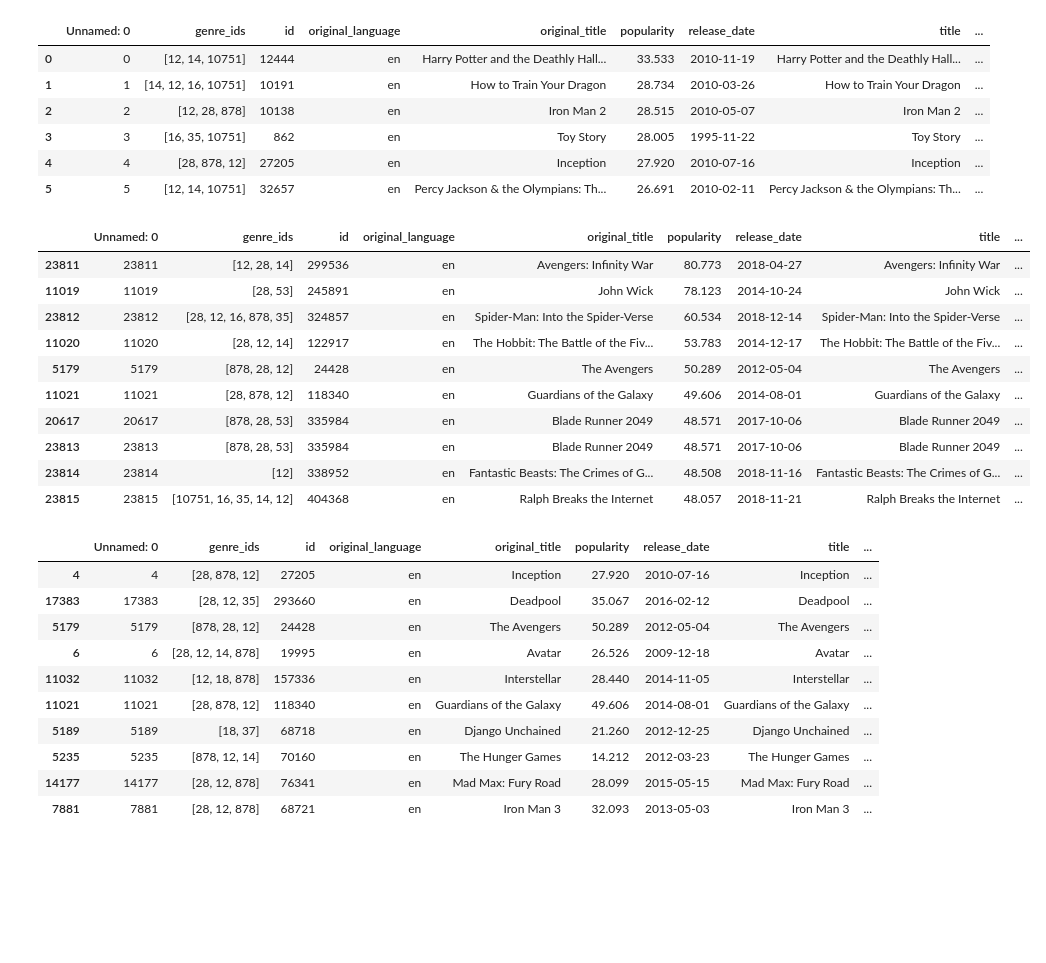
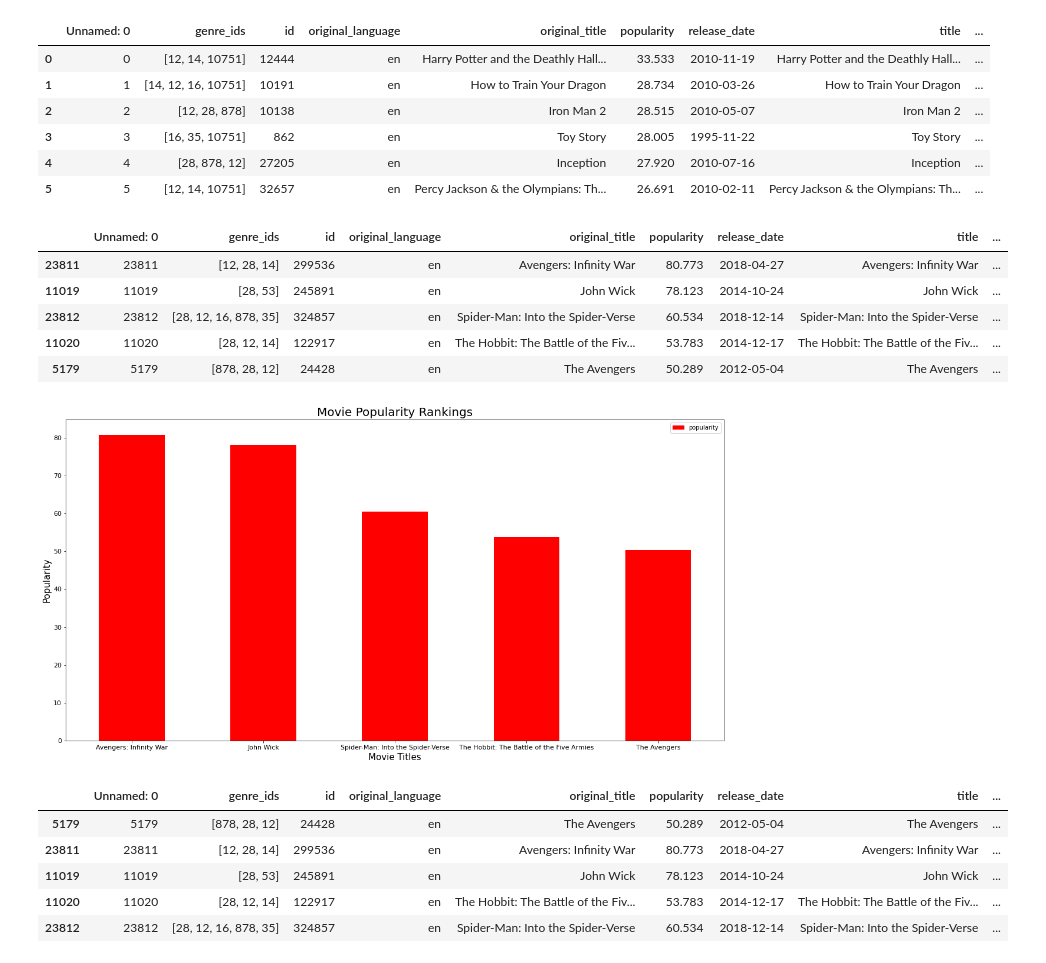
Before and after one commit to cameronblakeley/dsc-phase-1-project-v2-4, a Jupyter notebook: TMDB.ipynb, the cells around one changed output. Cells and saved outputs as stored; diff of their text form; code cells hidden in the pictures; blank space fills up the shorter version.

```diff
--- a/TMDB.ipynb
+++ b/TMDB.ipynb
@@ -31,32 +15,33 @@ df.head(6)
 | 4 | 4 | [28, 878, 12] | 27205 | en | Inception | 27.920 | 2010-07-16 | Inception | ... |
 | 5 | 5 | [12, 14, 10751] | 32657 | en | Percy Jackson & the Olympians: Th... | 26.691 | 2010-02-11 | Percy Jackson & the Olympians: Th... | ... |
 # %%
-df.sort_values(by=['popularity'], ascending=False).head(10)
+df = df.sort_values(by=['popularity'], ascending=False).head(5)
+
+df
 # %% [output]
 |  | Unnamed: 0 | genre_ids | id | original_language | original_title | popularity | release_date | title | ... |
 | 23811 | 23811 | [12, 28, 14] | 299536 | en | Avengers: Infinity War | 80.773 | 2018-04-27 | Avengers: Infinity War | ... |
 | 11019 | 11019 | [28, 53] | 245891 | en | John Wick | 78.123 | 2014-10-24 | John Wick | ... |
 | 23812 | 23812 | [28, 12, 16, 878, 35] | 324857 | en | Spider-Man: Into the Spider-Verse | 60.534 | 2018-12-14 | Spider-Man: Into the Spider-Verse | ... |
 | 11020 | 11020 | [28, 12, 14] | 122917 | en | The Hobbit: The Battle of the Fiv... | 53.783 | 2014-12-17 | The Hobbit: The Battle of the Fiv... | ... |
 | 5179 | 5179 | [878, 28, 12] | 24428 | en | The Avengers | 50.289 | 2012-05-04 | The Avengers | ... |
-| 11021 | 11021 | [28, 878, 12] | 118340 | en | Guardians of the Galaxy | 49.606 | 2014-08-01 | Guardians of the Galaxy | ... |
-| 20617 | 20617 | [878, 28, 53] | 335984 | en | Blade Runner 2049 | 48.571 | 2017-10-06 | Blade Runner 2049 | ... |
-| 23813 | 23813 | [878, 28, 53] | 335984 | en | Blade Runner 2049 | 48.571 | 2017-10-06 | Blade Runner 2049 | ... |
-| 23814 | 23814 | [12] | 338952 | en | Fantastic Beasts: The Crimes of G... | 48.508 | 2018-11-16 | Fantastic Beasts: The Crimes of G... | ... |
-| 23815 | 23815 | [10751, 16, 35, 14, 12] | 404368 | en | Ralph Breaks the Internet | 48.057 | 2018-11-21 | Ralph Breaks the Internet | ... |
+# %%
+ax = df.plot.bar(x='original_title', y='popularity', figsize=(20,10), colormap='autumn', fontsize=11, rot=0);
+ax.set_ylabel('Popularity', fontsize=15)
+ax.set_xlabel('Movie Titles', fontsize=15)
+ax.set_title('Movie Popularity Rankings', fontsize=20)
+ax.patch.set_facecolor('none')
+ax.patch.set_alpha(0)
+# %% [output]
+[figure, added]
 # %%
 df.sort_values(by=['vote_count'], ascending=False).head(10)
 # %% [output]
 |  | Unnamed: 0 | genre_ids | id | original_language | original_title | popularity | release_date | title | ... |
-| 4 | 4 | [28, 878, 12] | 27205 | en | Inception | 27.920 | 2010-07-16 | Inception | ... |
-| 17383 | 17383 | [28, 12, 35] | 293660 | en | Deadpool | 35.067 | 2016-02-12 | Deadpool | ... |
 | 5179 | 5179 | [878, 28, 12] | 24428 | en | The Avengers | 50.289 | 2012-05-04 | The Avengers | ... |
-| 6 | 6 | [28, 12, 14, 878] | 19995 | en | Avatar | 26.526 | 2009-12-18 | Avatar | ... |
-| 11032 | 11032 | [12, 18, 878] | 157336 | en | Interstellar | 28.440 | 2014-11-05 | Interstellar | ... |
-| 11021 | 11021 | [28, 878, 12] | 118340 | en | Guardians of the Galaxy | 49.606 | 2014-08-01 | Guardians of the Galaxy | ... |
-| 5189 | 5189 | [18, 37] | 68718 | en | Django Unchained | 21.260 | 2012-12-25 | Django Unchained | ... |
-| 5235 | 5235 | [878, 12, 14] | 70160 | en | The Hunger Games | 14.212 | 2012-03-23 | The Hunger Games | ... |
-| 14177 | 14177 | [28, 12, 878] | 76341 | en | Mad Max: Fury Road | 28.099 | 2015-05-15 | Mad Max: Fury Road | ... |
-| 7881 | 7881 | [28, 12, 878] | 68721 | en | Iron Man 3 | 32.093 | 2013-05-03 | Iron Man 3 | ... |
+| 23811 | 23811 | [12, 28, 14] | 299536 | en | Avengers: Infinity War | 80.773 | 2018-04-27 | Avengers: Infinity War | ... |
+| 11019 | 11019 | [28, 53] | 245891 | en | John Wick | 78.123 | 2014-10-24 | John Wick | ... |
+| 11020 | 11020 | [28, 12, 14] | 122917 | en | The Hobbit: The Battle of the Fiv... | 53.783 | 2014-12-17 | The Hobbit: The Battle of the Fiv... | ... |
+| 23812 | 23812 | [28, 12, 16, 878, 35] | 324857 | en | Spider-Man: Into the Spider-Verse | 60.534 | 2018-12-14 | Spider-Man: Into the Spider-Verse | ... |
 # %%
 #build tables with top 10 'popularity', but it's really ratings and top 10 vote count
```
Also changed, not shown: parts of 1 cell of this notebook.
